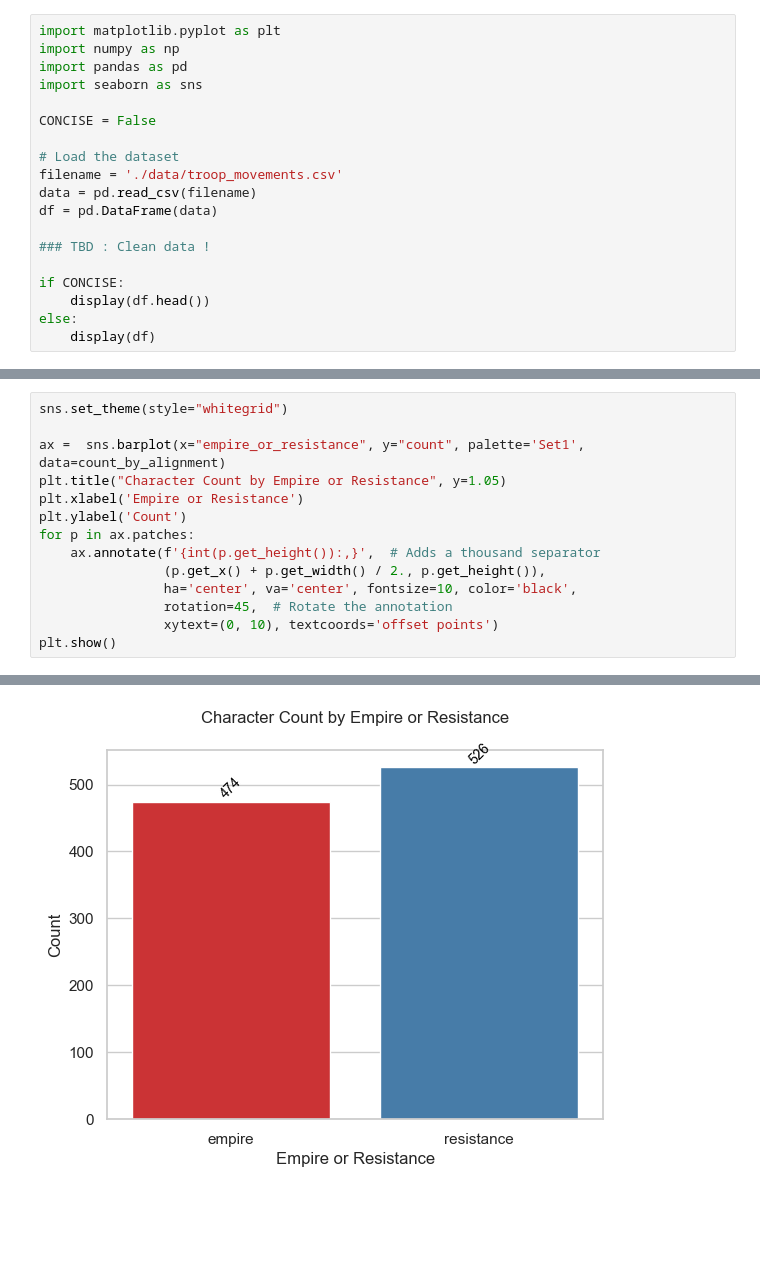
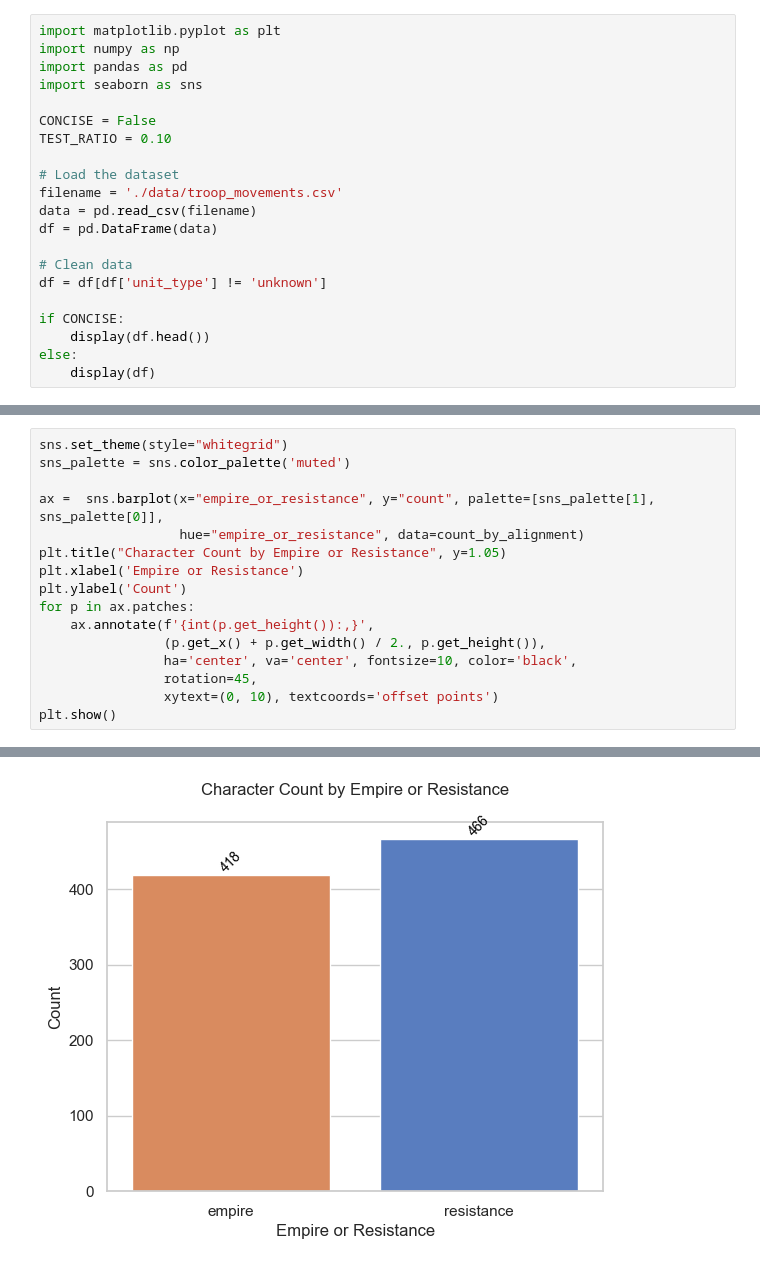
Before and after one commit to kovaleal/edp-project-3, a Jupyter notebook: sw-model.ipynb, the cells around one changed output, grey strips where cells are left out. Cells and saved outputs as stored; diff of their text form; blank space fills up the shorter version.

```diff
--- a/sw-model.ipynb
+++ b/sw-model.ipynb
@@ -5,13 +5,15 @@ import pandas as pd
 import seaborn as sns
 
 CONCISE = False
+TEST_RATIO = 0.10
 
 # Load the dataset
 filename = './data/troop_movements.csv'
 data = pd.read_csv(filename)
 df = pd.DataFrame(data)
 
-### TBD : Clean data !
+# Clean data
+df = df[df['unit_type'] != 'unknown']
 
 if CONCISE:
     display(df.head())
@@ -105,15 +106,17 @@ else:
 # %%
 sns.set_theme(style="whitegrid")
+sns_palette = sns.color_palette('muted')
 
-ax =  sns.barplot(x="empire_or_resistance", y="count", palette='Set1', data=count_by_alignment)
+ax =  sns.barplot(x="empire_or_resistance", y="count", palette=[sns_palette[1], sns_palette[0]],
+                  hue="empire_or_resistance", data=count_by_alignment)
 plt.title("Character Count by Empire or Resistance", y=1.05)
 plt.xlabel('Empire or Resistance')
 plt.ylabel('Count')
 for p in ax.patches:
-    ax.annotate(f'{int(p.get_height()):,}',  # Adds a thousand separator
+    ax.annotate(f'{int(p.get_height()):,}',
                 (p.get_x() + p.get_width() / 2., p.get_height()),
                 ha='center', va='center', fontsize=10, color='black',
-                rotation=45,  # Rotate the annotation
+                rotation=45,
                 xytext=(0, 10), textcoords='offset points')
 plt.show()
 # %% [output]
@@ -123 +123 @@ Passing `palette` without assigning `hue` is deprecated and will be removed in v
-[figure, old version]
+[figure, new version]
```
Also changed, not shown: parts of 7 cells of this notebook.
